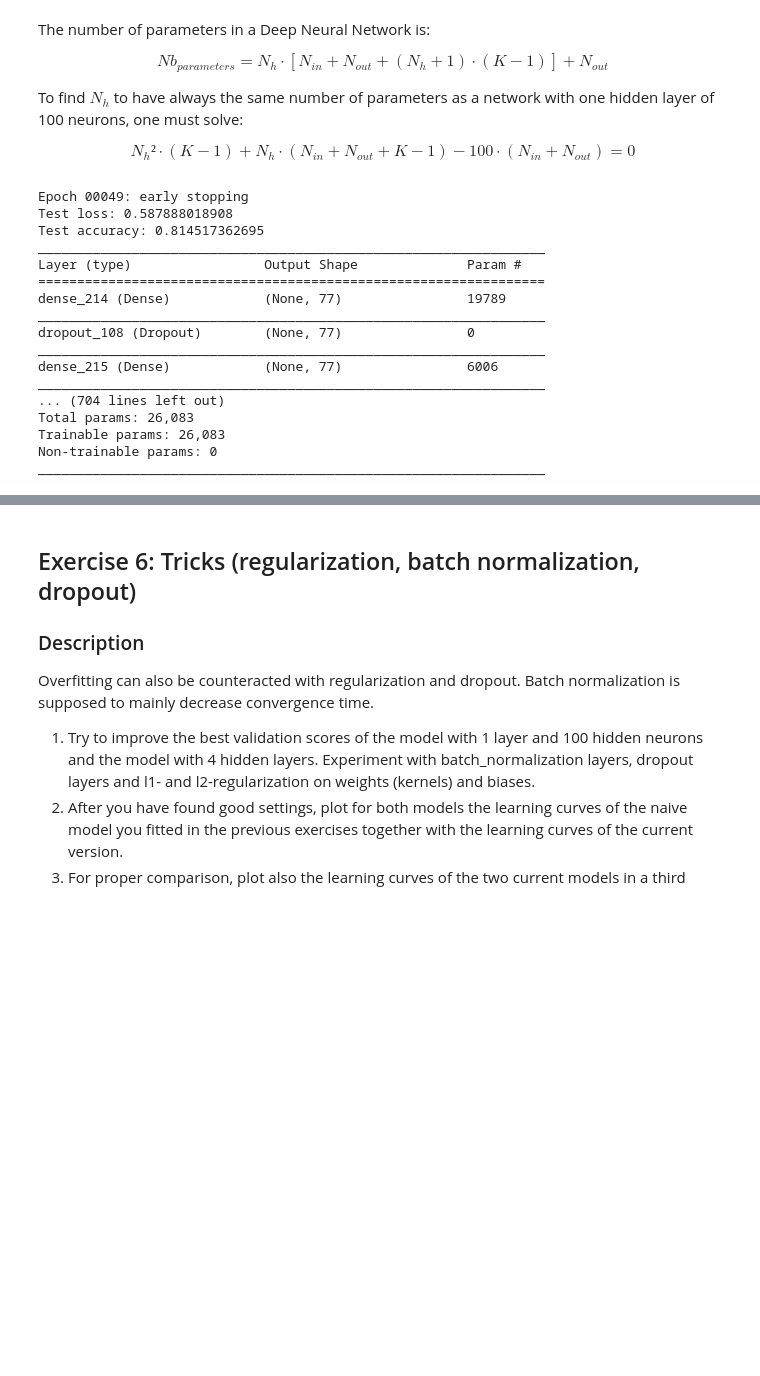
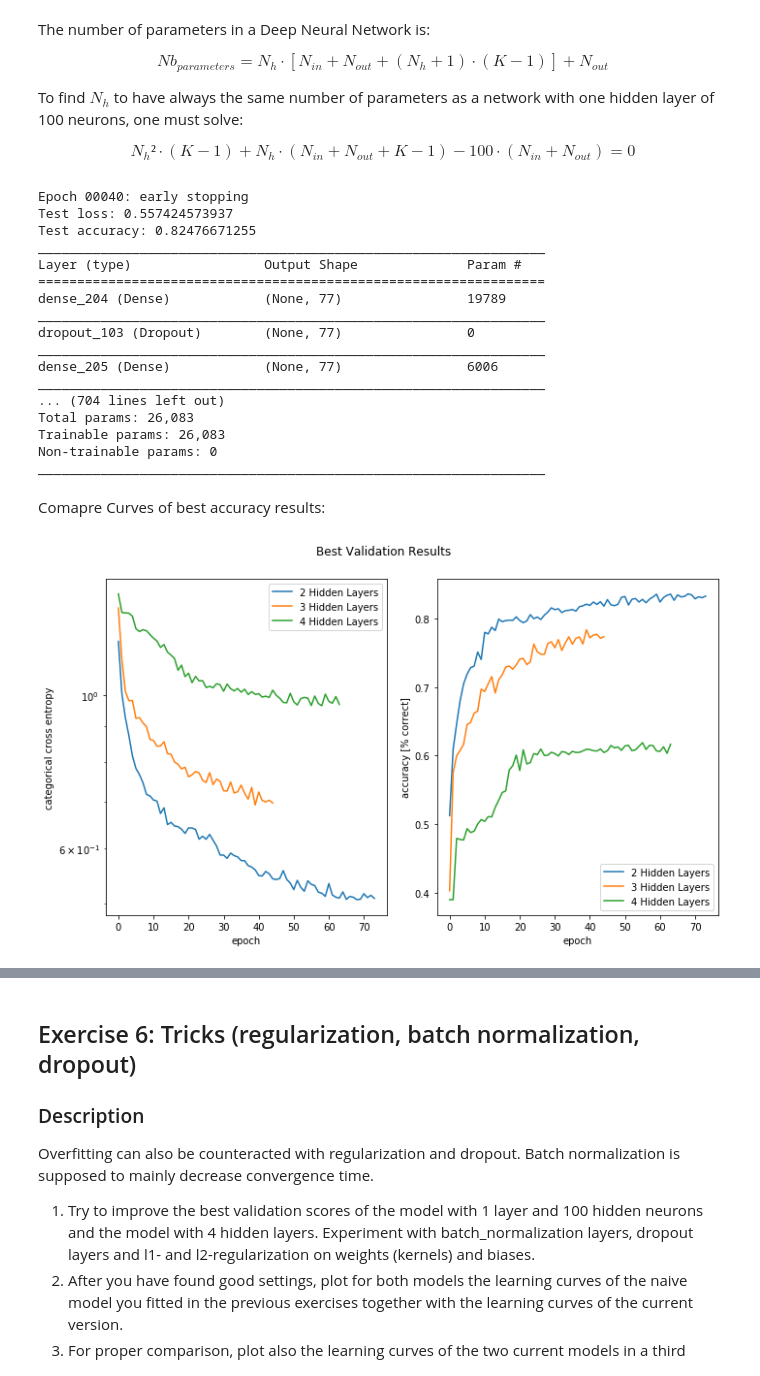
Before and after one commit to Kinchul/ann_projects, a Jupyter notebook: miniproject1/miniproject1.ipynb, the cells around one changed output, grey strips where cells are left out. Cells and saved outputs as stored; diff of their text form; code cells hidden in the pictures; blank space fills up the shorter version.

Commit message:
ran ex4 and ex5, correction of result files

```diff
--- a/miniproject1/miniproject1.ipynb
+++ b/miniproject1/miniproject1.ipynb
@@ -550,3 +549,7 @@ KeyboardInterrupt:
+# %%
+#read JSON file
+with open('ex4_results_every10.txt') as json_data:
+    history_ex5 = json.load(json_data)
 # %% [markdown]
 ## Exercise 5: Comparison to deep models
 
@@ -570,40 +573,64 @@ $$ N_h²\cdot(K-1) + N_h\cdot(N_{in}+N_{out}+K-1)-100\cdot(N_{in}+N_{out}) = 0$$
 K = [2, 3, 4]
 N_in = x_train.shape[1] +1  #256 + threshold
 N_out = len(subset_of_classes)
-history_list = {}
+history_list5 = {}
+
+howmany = 50
 
 #Equation to solve to find N_h
 def f(x):
     return (x**2 *(k-1) + x *(N_in+N_out+k-1) - 100*(N_in+N_out))
 
-#run 10 times each model
 for k in K:
-    history_list[k] = []
-    for i in range (0,10):
+    history_list5[k] = []
+    #run 'howmany' times each model
+    for i in range (0,howmany):
         #find N_h
         N_h = int(round(fsolve(f,0)[0]))
-        history_list[k].append(adam_optimizer(N_units=N_h, K_hidden=k, ES_bool=True, epochs_adam=1000, verbose=0))
+        tmp_history = adam_optimizer(N_units=N_h, K_hidden=k, ES_bool=True, epochs_adam=1000, verbose=0)
+        history_list5[k].append(tmp_history.history)
 
-#save statistics in csv
-with open('ex5_history_dict.csv', 'w') as csv_file:
-    writer = csv.writer(csv_file)
-    for key, value in history_list.items():
-        writer.writerow([key, value])
+#save statistics in json
+with open('ex5_results.txt', 'w') as outfile:
+    json.dump(history_list5, outfile)
 # %% [output]
-Epoch 00049: early stopping
-Test loss: 0.587888018908
-Test accuracy: 0.814517362695
+Epoch 00040: early stopping
+Test loss: 0.557424573937
+Test accuracy: 0.82476671255
 _________________________________________________________________
 Layer (type)                 Output Shape              Param #
 =================================================================
-dense_214 (Dense)            (None, 77)                19789
+dense_204 (Dense)            (None, 77)                19789
 _________________________________________________________________
-dropout_108 (Dropout)        (None, 77)                0
+dropout_103 (Dropout)        (None, 77)                0
 _________________________________________________________________
-dense_215 (Dense)            (None, 77)                6006
+dense_205 (Dense)            (None, 77)                6006
 _________________________________________________________________
 ... (704 lines left out)
 Total params: 26,083
 Trainable params: 26,083
 Non-trainable params: 0
 _________________________________________________________________
+# %%
+#read JSON file
+with open('ex5_results_10times.txt') as json_data:
+    history_ex5 = json.load(json_data)
+# %% [markdown]
+Comapre Curves of best accuracy results:
+# %%
+best = {}
+#find best accuracy results
+for k in K:
+    best[k] = history_ex5[str(k)][0]
+    for i in range(0,howmany):
+        acc = history_ex5[str(k)][i]['val_acc'][-1]
+        best[k] = history_ex5[str(k)][i] if acc > best[k]['val_acc'][-1] else best[k]
+
+#plot
+fig, ax1, ax2 = prepare_standardplot('Best Validation Results', 'epoch')
+for k in K:
+    ax1.plot(best[k]['val_loss'], label = str(k)+" Hidden Layers")
+    ax2.plot(best[k]['val_acc'], label = str(k)+" Hidden Layers")
+finalize_standardplot(fig, ax1, ax2)
+# %% [output]
+[figure, added]
```
Also changed, not shown: parts of 4 cells of this notebook, 4 other files.
